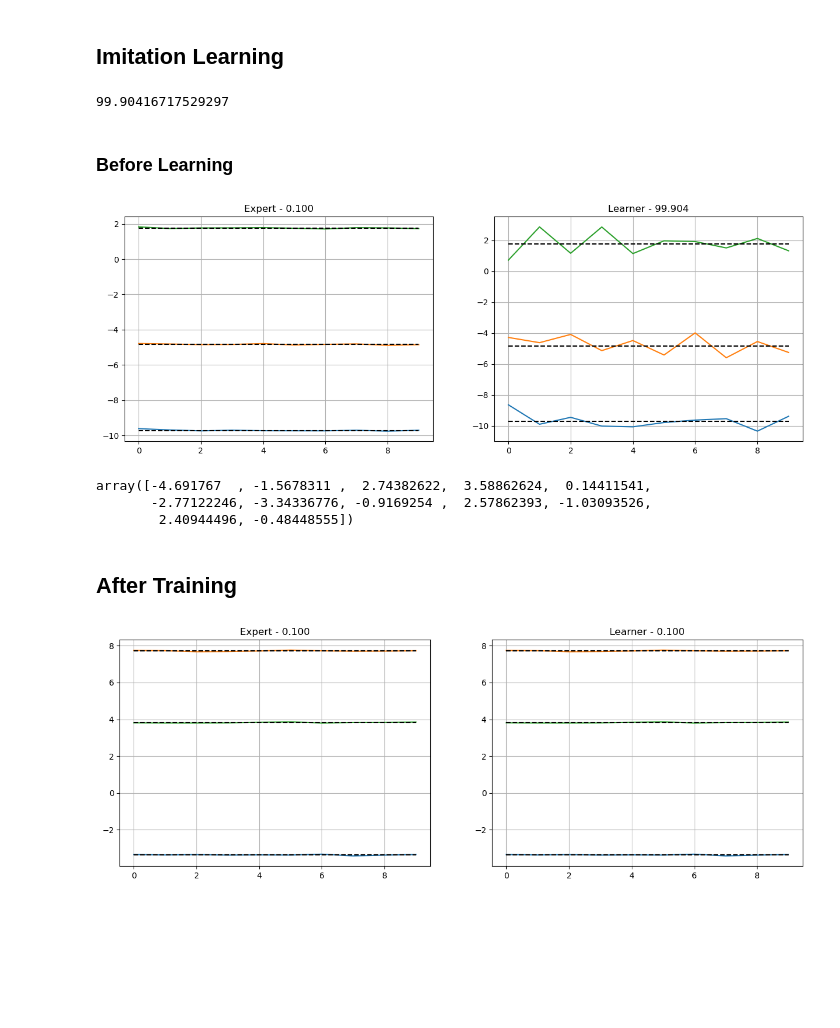
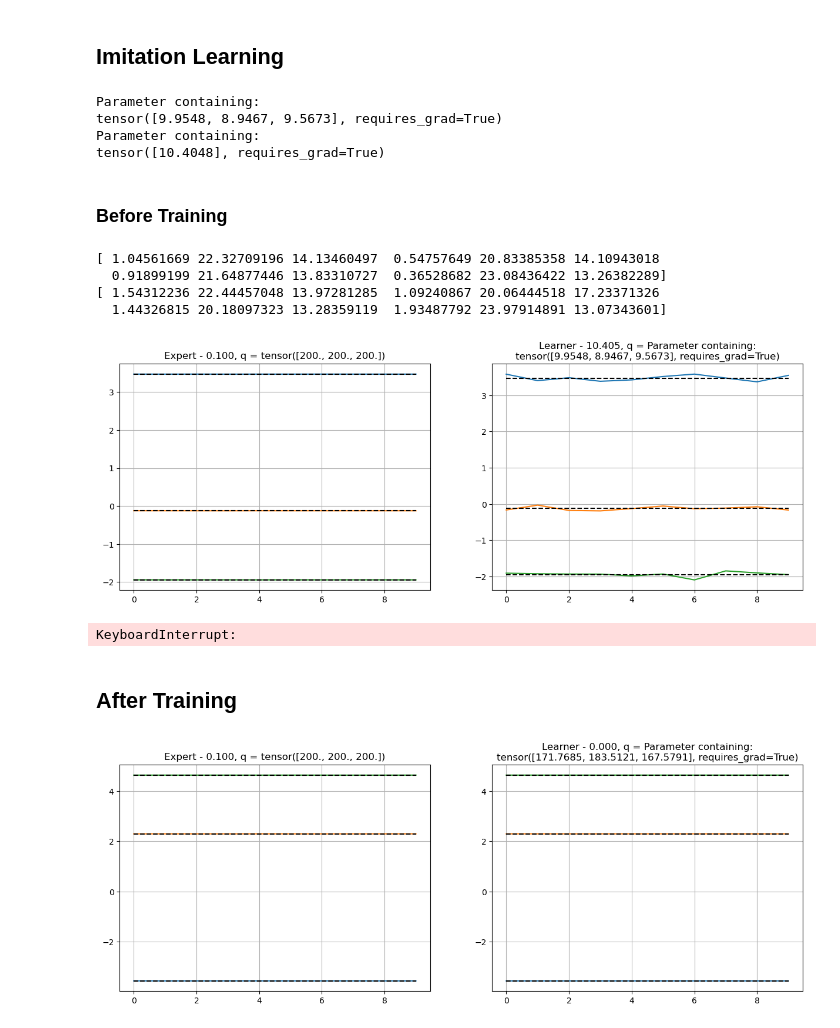
Before and after one commit to michael-cummins/DeePC-HUNT, a Jupyter notebook: src/il-deepc.ipynb, the cells around one changed output. Cells and saved outputs as stored; diff of their text form; code cells hidden in the pictures; blank space fills up the shorter version.

```diff
--- a/src/il-deepc.ipynb
+++ b/src/il-deepc.ipynb
@@ -33,7 +33,7 @@ q = m+p # q = number of i/o variables
 Tini = 4                                   # Past time horizon
 Tf = 10                                     # Future time horizon
 T = (m+1)*(Tini + Tf + n) - 1
-noise_std = 2
+noise_std = 1
 # %%
 yd += np.random.rand(T,p)*noise_std
 u_ini = ud[:Tini,:].reshape((Tini*m,))
@@ -43,8 +43,8 @@ u_constraonts = np.kron(np.ones(Tf), np.array([100,100,100]))
 # %% [markdown]
 ## Imitation Learning
 # %%
-q = torch.ones(3)*1.8
-r = torch.ones(3)*0.018
+q = torch.ones(3)*200
+r = torch.ones(3)*0.02
 lam_y = torch.Tensor([0.1])
 
 expert = DDeePC(
@@ -56,53 +56,57 @@ expert = DDeePC(
 learner = DDeePC(
     ud=ud, yd=yd, N=Tf, Tini=Tini, T=T, p=3, m=3, n_batch=1,
     y_constraints=y_constraints, u_constraints=u_constraonts,
-    stochastic=True, linear=True, q=q, r=r
+    stochastic=True, linear=True, r=r
 )
 
-learner.lam_y.item()
+for param in learner.parameters():
+    print(param)
 # %% [output]
-99.90416717529297
+Parameter containing:
+tensor([9.9548, 8.9467, 9.5673], requires_grad=True)
+Parameter containing:
+tensor([10.4048], requires_grad=True)
 # %% [markdown]
-### Before Learning
+### Before Training
 # %%
 test_ref = torch.Tensor(np.random.uniform(size=(3,), low=-10.0, high=10.0))
 test_ref = torch.kron(torch.ones(Tf), test_ref)
 # ref_noise = ref + torch.Tensor(np.random.randn(30,)*noise_std)
 index = int(np.random.uniform(low=0, high=50))
 u_ini, y_ini = ud[index:Tini + index, :].reshape((Tini*m,)), yd[index:Tini + index].reshape((Tini*p,))
 noise = np.random.randn(Tini*p,)*noise_std
+print(y_ini)
 y_ini += noise
+print(y_ini)
 
 _, y_pred , _ = learner(ref=test_ref, u_ini=torch.Tensor(u_ini), y_ini=torch.Tensor(y_ini))
 _, y, _ = expert(ref=test_ref, u_ini=torch.Tensor(u_ini), y_ini=torch.Tensor(y_ini))
 
 y_pred = y_pred.detach().numpy().reshape((Tf, 3))
 y = y.detach().numpy().reshape((Tf, 3))
 ref = test_ref.detach().numpy().reshape((Tf, 3))
 plt.subplot(1,2,1)
-plt.title(f'Expert - {expert.lam_y.item():.3f}')
+plt.title(f'Expert - {expert.lam_y.item():.3f}, q = {expert.q}')
 plt.grid('on')
 plt.plot(range(Tf), y)
 plt.plot(range(Tf), ref, 'k--')
 plt.subplot(1,2,2)
-plt.title(f'Learner - {learner.lam_y.item():.3f}')
+plt.title(f'Learner - {learner.lam_y.item():.3f}, q = {learner.q}')
 plt.grid('on')
 plt.plot(range(Tf), y_pred)
 plt.plot(range(Tf), ref, 'k--')
 plt.show()
 # %% [output]
+[ 1.04561669 22.32709196 14.13460497  0.54757649 20.83385358 14.10943018
+  0.91899199 21.64877446 13.83310727  0.36528682 23.08436422 13.26382289]
+[ 1.54312236 22.44457048 13.97281285  1.09240867 20.06444518 17.23371326
+  1.44326815 20.18097323 13.28359119  1.93487792 23.97914891 13.07343601]
-[figure, old version]
+[figure, new version]
-# %%
-noise
-# %% [output]
-array([-4.691767  , -1.5678311 ,  2.74382622,  3.58862624,  0.14411541,
-       -2.77122246, -3.34336776, -0.9169254 ,  2.57862393, -1.03093526,
-        2.40944496, -0.48448555])
 # %%
 optim = torch.optim.Adagrad(learner.parameters(), lr=10)
-pbar = tqdm(range(500), ncols=120)
+pbar = tqdm(range(30000), ncols=150)
 criterion = torch.nn.MSELoss()
-scheduler = lr_scheduler.LinearLR(optim, start_factor=1.0, end_factor=0.001, total_iters=20)
+# scheduler = lr_scheduler.LinearLR(optim, start_factor=1.0, end_factor=0.1, total_iters=100)
 
 for i, count in enumerate(pbar):
 
@@ -117,34 +121,48 @@ for i, count in enumerate(pbar):
 
     # Get optimal action from controller, take MSE of predicted trajectory and reference signal
     u_pred, y_pred , cost = learner(ref=ref, u_ini=torch.Tensor(u_ini), y_ini=torch.Tensor(y_ini))
-    u, y, _ = expert(ref=ref, u_ini=torch.Tensor(u_ini), y_ini=torch.Tensor(y_ini))
+    # u, y, _ = expert(ref=ref, u_ini=torch.Tensor(u_ini), y_ini=torch.Tensor(y_ini))
 
-    clipped = learner.lam_y.data.item()
-    loss = criterion(input=u_pred, target=u)
+    loss = criterion(input=y_pred, target=ref)
     optim.zero_grad()
     loss.backward()
     optim.step()
 
-    if count%20 == 0:
-        scheduler.step()
+    # if count%100 == 0:
+    #     scheduler.step()
 
-    pbar.set_description(f'Loss = {loss.item():.7f}, lam_y = {learner.lam_y.item():.4f}, clipped = {clipped:.4f}, lr = {optim.param_groups[0]["lr"]:.2f}')
+    pbar.set_description(f'Loss = {loss.item():.10f}, lam_y = {learner.lam_y.data.item():.9f}, q = {learner.q.data}')
+# %% [output]
+KeyboardInterrupt:
 # %% [markdown]
 ## After Training
 # %%
+test_ref = torch.Tensor(np.random.uniform(size=(3,), low=-10.0, high=10.0))
+test_ref = torch.kron(torch.ones(Tf), test_ref)
+# ref_noise = ref + torch.Tensor(np.random.randn(30,)*noise_std)
+index = int(np.random.uniform(low=0, high=50))
+u_ini, y_ini = ud[index:Tini + index, :].reshape((Tini*m,)), yd[index:Tini + index].reshape((Tini*p,))
+noise = np.random.randn(Tini*p,)*noise_std
+# print(y_ini)
+y_ini += noise
+# print(y_ini)
+
+_, y_pred , _ = learner(ref=test_ref, u_ini=torch.Tensor(u_ini), y_ini=torch.Tensor(y_ini))
+_, y, _ = expert(ref=test_ref, u_ini=torch.Tensor(u_ini), y_ini=torch.Tensor(y_ini))
+
 y_pred = y_pred.detach().numpy().reshape((Tf, 3))
 y = y.detach().numpy().reshape((Tf, 3))
-ref = ref.detach().numpy().reshape((Tf, 3))
+ref = test_ref.detach().numpy().reshape((Tf, 3))
 plt.subplot(1,2,1)
-plt.title(f'Expert - {expert.lam_y.item():.3f}')
+plt.title(f'Expert - {expert.lam_y.item():.3f}, q = {expert.q}')
 plt.grid('on')
 plt.plot(range(Tf), y)
 plt.plot(range(Tf), ref, 'k--')
 plt.subplot(1,2,2)
-plt.title(f'Learner - {learner.lam_y.item():.3f}')
+plt.title(f'Learner - {learner.lam_y.item():.3f}, q = {learner.q}')
 plt.grid('on')
 plt.plot(range(Tf), y_pred)
 plt.plot(range(Tf), ref, 'k--')
 plt.show()
 # %% [output]
-[figure, old version]
+[figure, new version]
```
Also changed, not shown: 1 other file.
